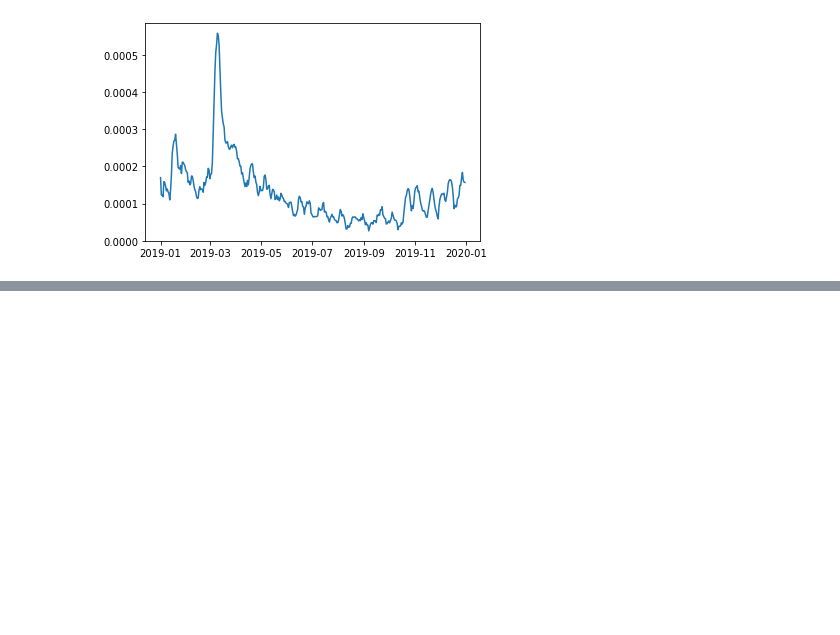
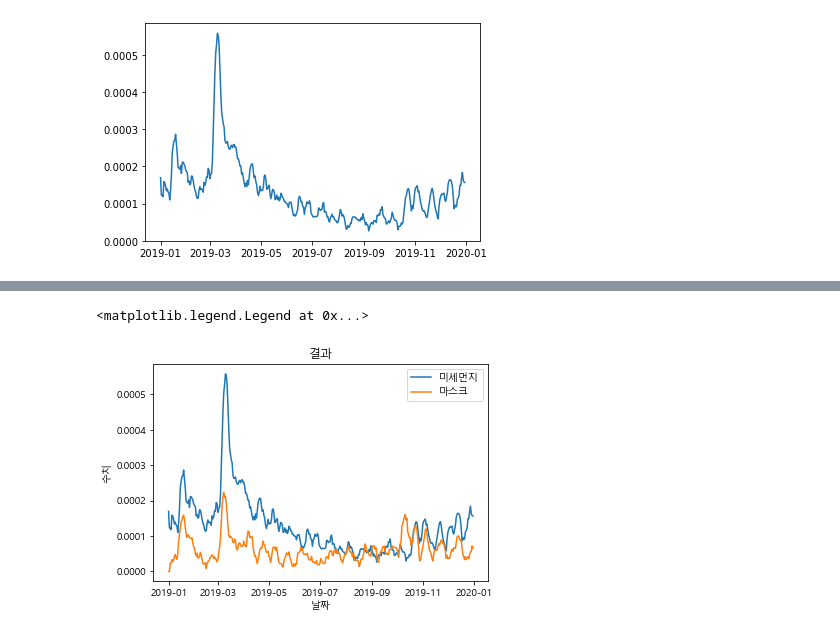
Before and after one commit to iwanhae/2020-fall-sw, a Jupyter notebook: database.ipynb, the cells around one changed output, grey strips where cells are left out. Drawn from its saved outputs; the diff is of its cells as text; code cells hidden in the pictures; blank space fills up the shorter version.

Commit message:
Update database.ipynb
Increment Distance 추가
Keyword 두개 비교 test case 추가

```diff
--- a/database.ipynb
+++ b/database.ipynb
@@ -136,6 +136,24 @@ def movingmean(d, size = 3):
             total += d[i-j]
         data[i] = total / size
     return data
+#특정 키워드의 랭크 리스트값을 받아서 증감수치로만 변환해주는 함수
+def calVariance(data):
+    result=[0]
+    for i in range(1,len(data)):
+        if data[i]==data[i-1]:
+            result.append(0)
+        elif data[i]>data[i-1]:
+            result.append(1)
+        else:
+            result.append(-1)
+    return result
+# 1, 0, -1 로 변환된 두 데이터의 유사도를 비교하는 함수 클수록 유사도가 높음
+def compData(keyResult, userResult):
+    compResult=0
+    for i in range(len(userResult)):
+        if keyResult[i]==userResult[i]:
+            compResult+=1
+    return compResult
 since = datetime(2019,1,1)
 until = datetime(2019,12,31)
 tmp = fetchKeywords(since, until)
@@ -148,3 +166,25 @@ plt.plot([since + timedelta(i) for i in range(len(mean))], mean)
 # %% [output]
 [<matplotlib.lines.Line2D at 0x...>]
 [figure]
+# %%
+#비교할 키워드 입력
+key1 = "미세먼지"
+key2 = "마스크"
+mean1 = movingmean(tmp[key1], 7) # 주단위로 분석
+mean2 = movingmean(tmp[key2], 7) # 주단위로 분석
+
+#Increment Distance
+userResult = calVariance(mean1)
+Ic_distance = 1 - (compData(calVariance(mean2),userResult) / compData(calVariance(mean1),userResult))
+
+#결과 출력
+print("기간", since ,"~", until )
+print("Increment Distance : ",Ic_distance)
+plt.rc('font', family='Malgun Gothic')
+plt.plot([since + timedelta(i) for i in range(len(mean1))], mean1, label = key1)
+plt.plot([since + timedelta(i) for i in range(len(mean2))], mean2, label = key2)
+plt.title("결과")
+plt.xlabel("날짜")
+plt.ylabel("수치")
+plt.legend()
+# %% [output]
@@ -150,0 +193,2 @@ plt.plot([since + timedelta(i) for i in range(len(mean))], mean)
+<matplotlib.legend.Legend at 0x...>
+[figure, added]
```
Also changed, not shown: parts of 1 cell of this notebook.
